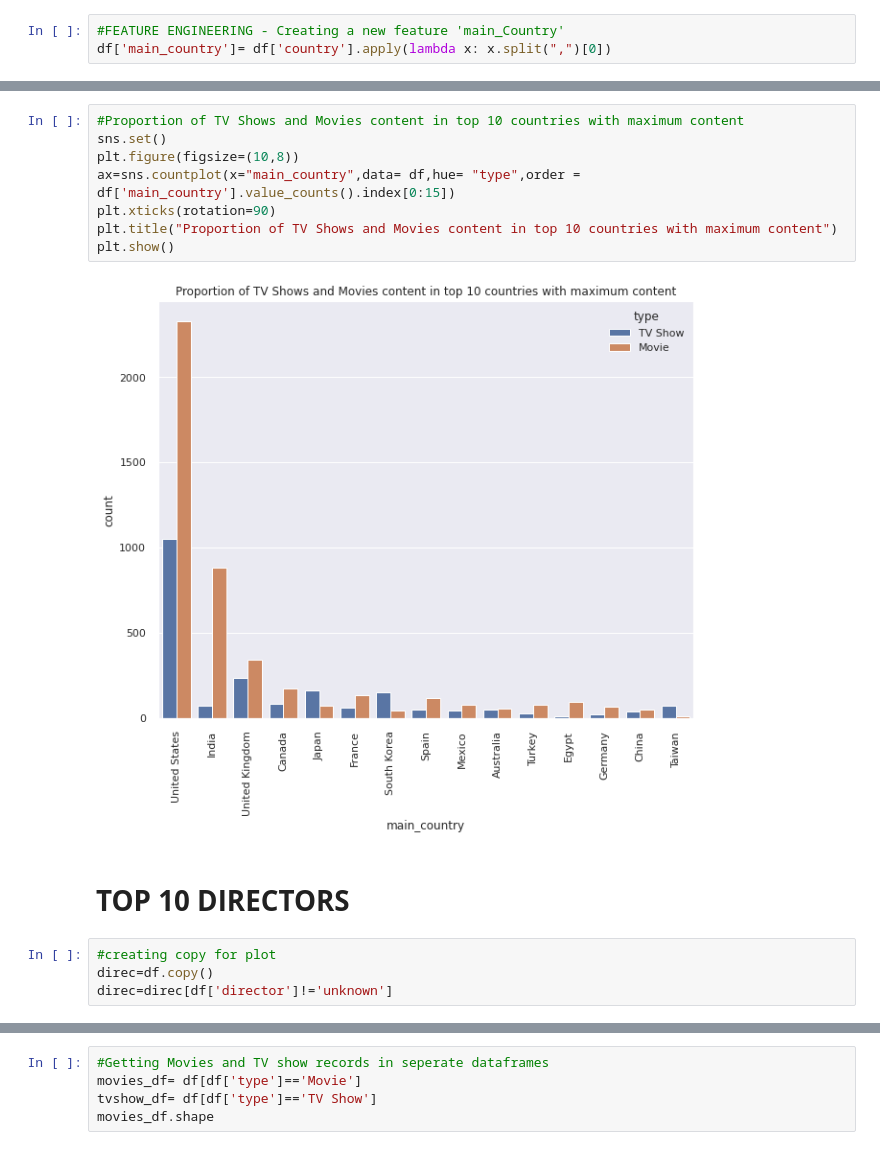
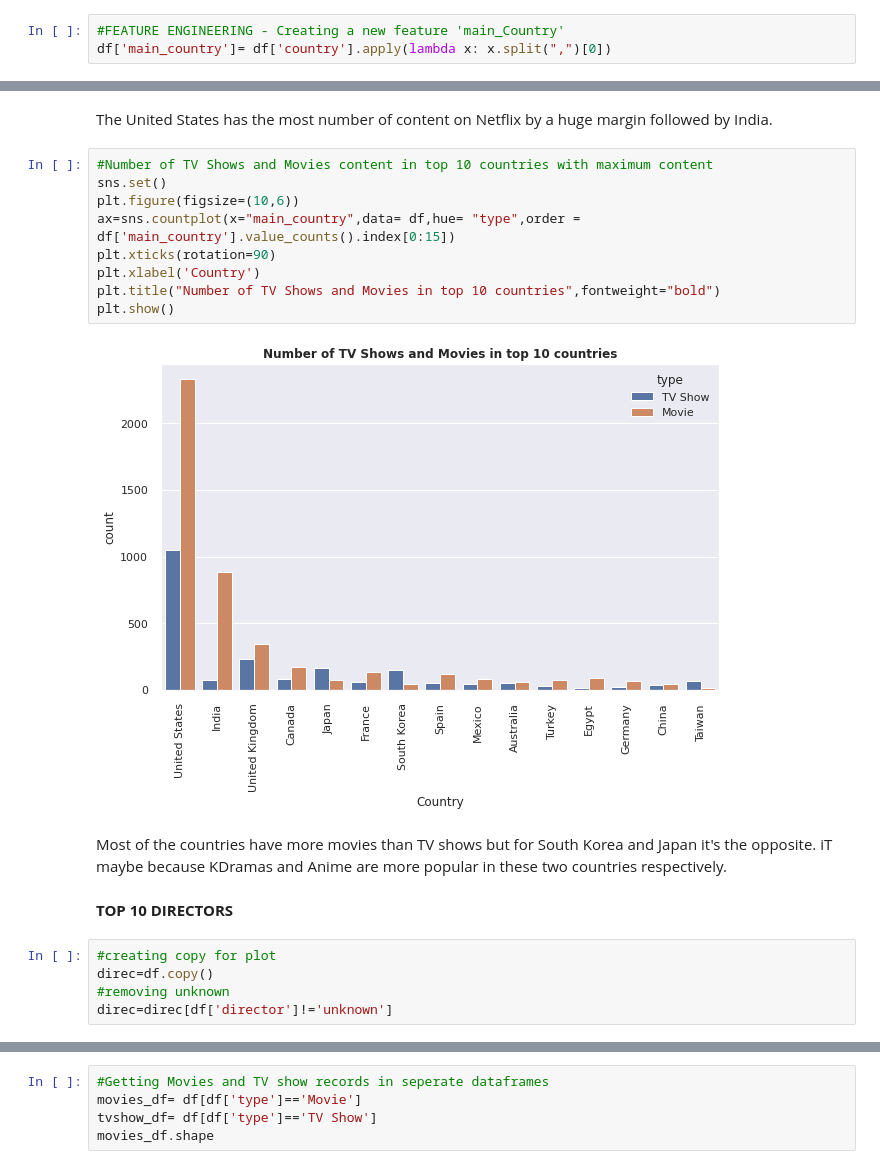
Before and after one commit to shashankbhatia15/NETFLIX-MOVIES-AND-TV-SHOWS-CLUSTERING, a Jupyter notebook: NETFLIX_MOVIES_AND_TV_SHOWS_CLUSTERING.ipynb, the cells around one changed output, grey strips where cells are left out. Cells and saved outputs as stored; diff of their text form.

```diff
--- a/NETFLIX_MOVIES_AND_TV_SHOWS_CLUSTERING.ipynb
+++ b/NETFLIX_MOVIES_AND_TV_SHOWS_CLUSTERING.ipynb
@@ -296,17 +271,23 @@ Text(0, 0.5, 'Country Name')
+# %% [markdown]
+The United States has the most number of content on Netflix by a huge margin followed by India.
 # %%
-#Proportion of TV Shows and Movies content in top 10 countries with maximum content
+#Number of TV Shows and Movies content in top 10 countries with maximum content
 sns.set()
-plt.figure(figsize=(10,8))
+plt.figure(figsize=(10,6))
 ax=sns.countplot(x="main_country",data= df,hue= "type",order = df['main_country'].value_counts().index[0:15])
 plt.xticks(rotation=90)
-plt.title("Proportion of TV Shows and Movies content in top 10 countries with maximum content")
+plt.xlabel('Country')
+plt.title("Number of TV Shows and Movies in top 10 countries",fontweight="bold")
 plt.show()
 # %% [output]
-[figure, old version]
+[figure, new version]
+# %% [markdown]
+Most of the countries have more movies than TV shows but for South Korea and Japan it's the opposite. iT maybe because KDramas and Anime are more popular in these two countries respectively.
 # %% [markdown]
-# **TOP 10 DIRECTORS**
+**TOP 10 DIRECTORS**
 # %%
 #creating copy for plot
 direc=df.copy()
+#removing unknown
 direc=direc[df['director']!='unknown']
 # %%
```
Also changed, not shown: parts of 86 cells of this notebook.
